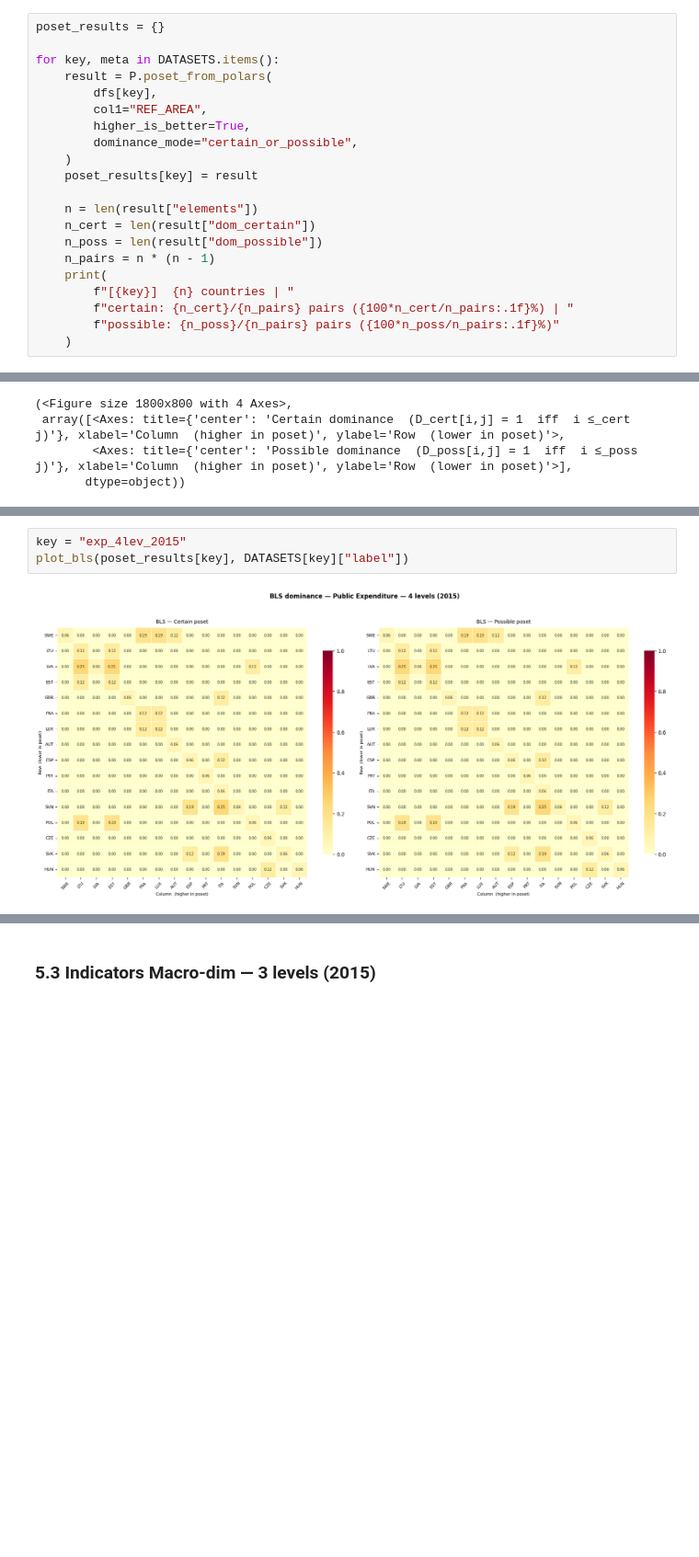
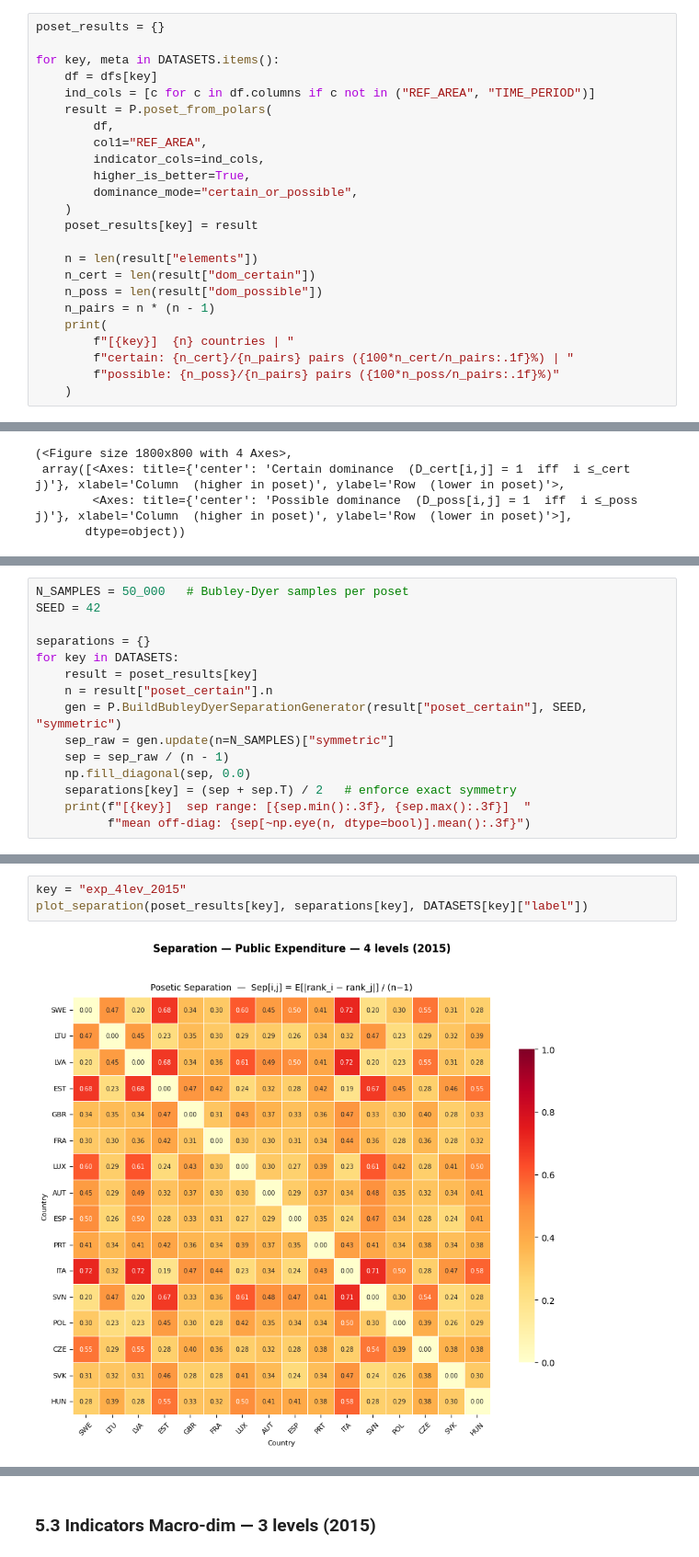
Before and after one commit to MarcoManduca/child_well-being, a Jupyter notebook: notebooks/080_dominance_matrices.ipynb, the cells around one changed output, grey strips where cells are left out. Shown at 92% size. Saved outputs shown, nothing was run; the diff lists cells and outputs as text; blank space fills up the shorter version.

Commit message:
feat!: apply poset separation instead of BLS due to more robust results

```diff
--- a/notebooks/080_dominance_matrices.ipynb
+++ b/notebooks/080_dominance_matrices.ipynb
@@ -81,9 +81,12 @@ the two POSets coincide (all units are points, confidence = 100%).
 poset_results = {}
 
 for key, meta in DATASETS.items():
+    df = dfs[key]
+    ind_cols = [c for c in df.columns if c not in ("REF_AREA", "TIME_PERIOD")]
     result = P.poset_from_polars(
-        dfs[key],
+        df,
         col1="REF_AREA",
+        indicator_cols=ind_cols,
         higher_is_better=True,
         dominance_mode="certain_or_possible",
     )
@@ -296,0 +297,15 @@ A value close to 1 means *j* is globally higher than *i* across the entire poset
+# %%
+N_SAMPLES = 50_000   # Bubley-Dyer samples per poset
+SEED = 42
+
+separations = {}
+for key in DATASETS:
+    result = poset_results[key]
+    n = result["poset_certain"].n
+    gen = P.BuildBubleyDyerSeparationGenerator(result["poset_certain"], SEED, "symmetric")
+    sep_raw = gen.update(n=N_SAMPLES)["symmetric"]
+    sep = sep_raw / (n - 1)
+    np.fill_diagonal(sep, 0.0)
+    separations[key] = (sep + sep.T) / 2   # enforce exact symmetry
+    print(f"[{key}]  sep range: [{sep.min():.3f}, {sep.max():.3f}]  "
+          f"mean off-diag: {sep[~np.eye(n, dtype=bool)].mean():.3f}")
@@ -297,5 +319,5 @@ A value close to 1 means *j* is globally higher than *i* across the entire poset
 # %%
 key = "exp_4lev_2015"
-plot_bls(poset_results[key], DATASETS[key]["label"])
+plot_separation(poset_results[key], separations[key], DATASETS[key]["label"])
 # %% [output]
-[figure, old version]
+[figure, new version]
```
Also changed, not shown: parts of 11 cells of this notebook.
